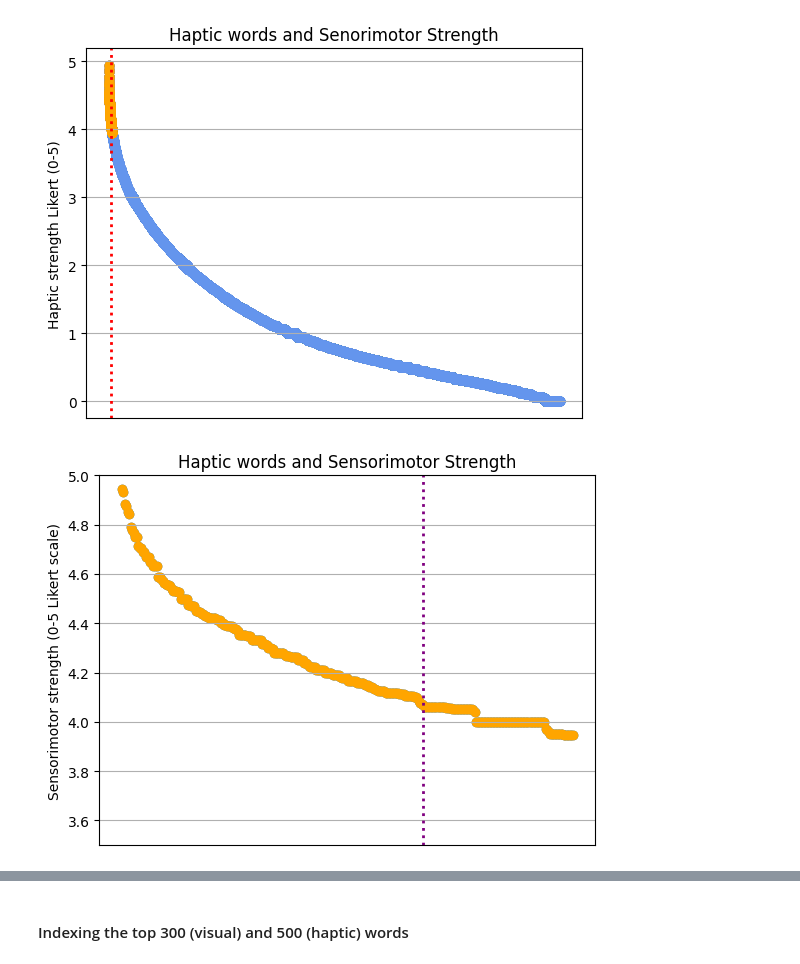
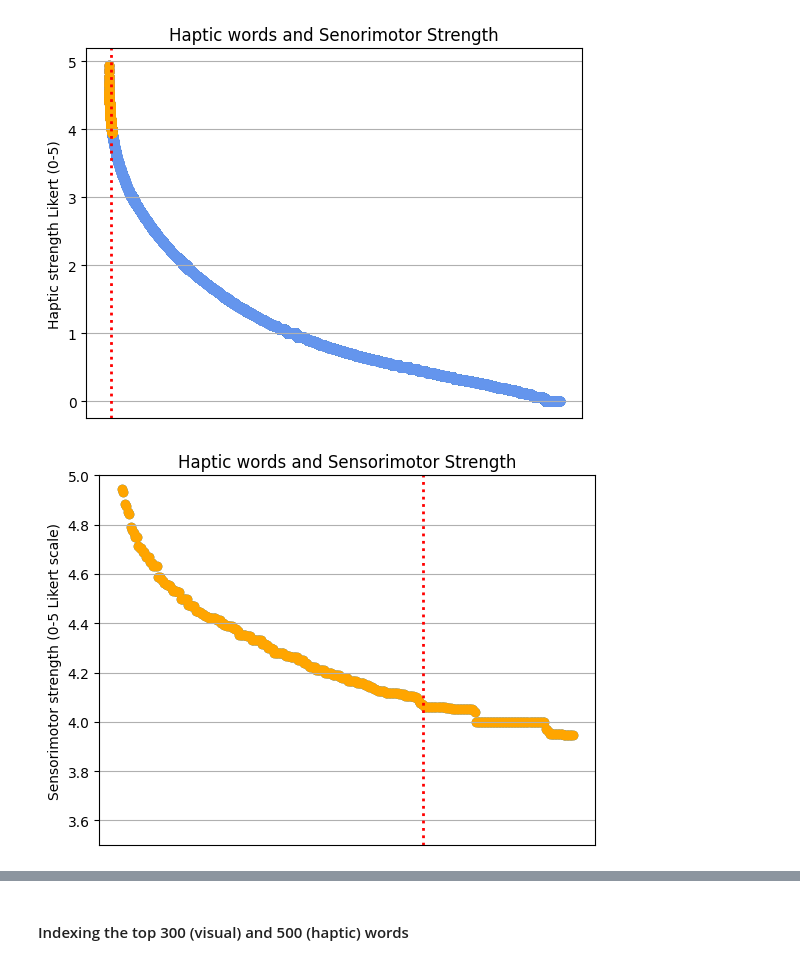
Before and after one commit to soniasola00/SpanLancasterNorm, a Jupyter notebook: Sonia3.ipynb, the cells around one changed output, grey strips where cells are left out. Drawn from its saved outputs; the diff is of its cells as text; code cells hidden in the pictures.

```diff
--- a/Sonia3.ipynb
+++ b/Sonia3.ipynb
@@ -410,29 +410,30 @@ plt.show()
 # %%
 # defining x and y axis
 x4_data = haptic_subset["Word"]
 y4_data = haptic_subset["Haptic.mean"]
 
 # defining the type of plot
 fig, ax = plt.subplots()
 ax.scatter(x4_data, y4_data)
 
 # names of labels
-ax.set(xlabel = 'Visual words', ylabel='Sensorimotor strength (0-5 Likert scale)',title = 'Haptic words and Sensorimotor Strength')
+ax.set(xlabel = 'Haptic words', ylabel='Sensorimotor strength (0-5 Likert scale)',title = 'Haptic words and Sensorimotor Strength')
 
 #set x label to false becuase it tries to print all the words
 ax.get_xaxis().set_visible(False)
+
 
 # show plot
 ax.grid()
 
 # add verticle line at 300
 ax.set_ylim(3.5, 5)
 ax.scatter(x4_data, y4_data, color='orange')
-ax.axvline(x = 200, color = 'purple', linestyle = 'dotted', linewidth = 2)
+ax.axvline(x = 200, color = 'red', linestyle = 'dotted', linewidth = 2)
 
 #fig.savefig("test.png")
 plt.show()
 # %% [output]
-[figure, old version]
+[figure, new version]
 # %%
 # make the data
```
Also changed, not shown: parts of 25 cells of this notebook.
